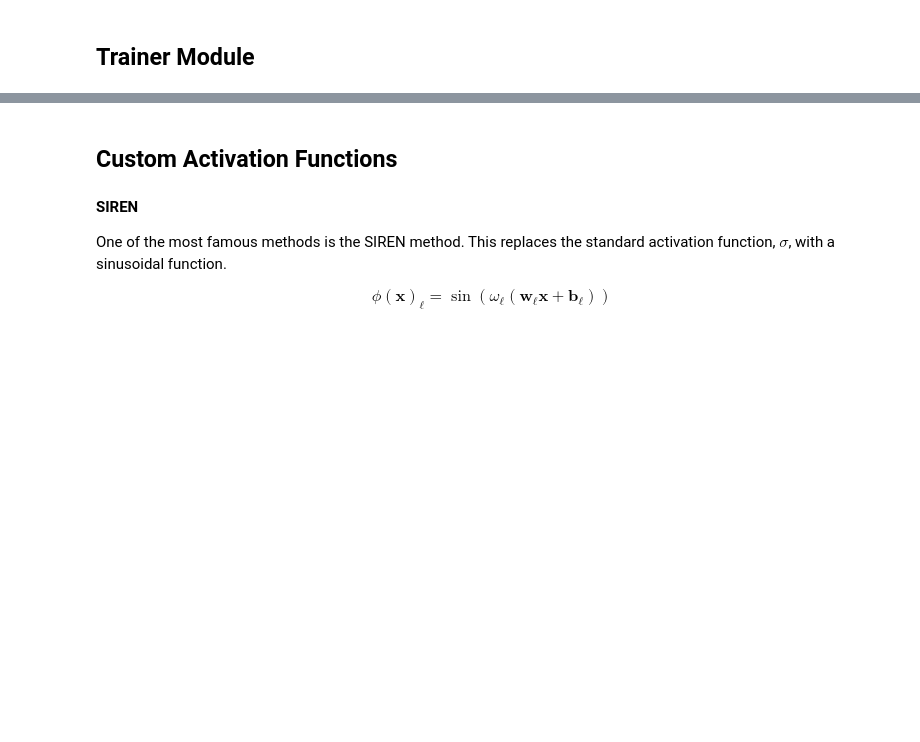
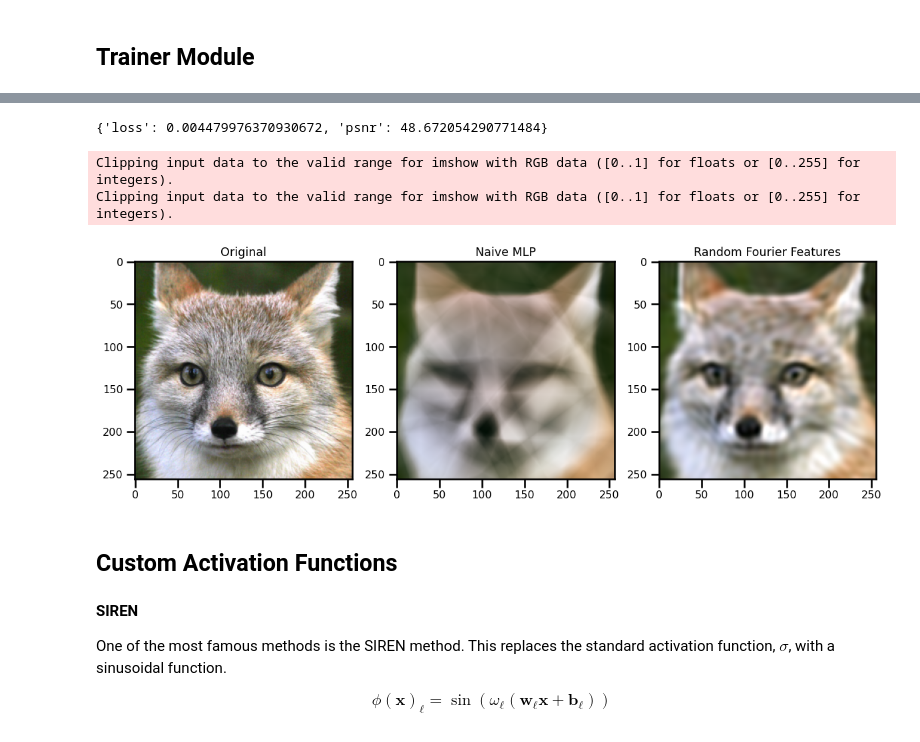
Before and after one commit to jejjohnson/jejeqx, a Jupyter notebook: notebooks/dev/nerfs/1.1_naive_nerfs.ipynb, the cells around one changed output, grey strips where cells are left out. Cells and saved outputs as stored; diff of their text form; code cells hidden in the pictures; blank space fills up the shorter version.

```diff
--- a/notebooks/dev/nerfs/1.1_naive_nerfs.ipynb
+++ b/notebooks/dev/nerfs/1.1_naive_nerfs.ipynb
@@ -401,0 +485,14 @@ Clipping input data to the valid range for imshow with RGB data ([0..1] for floa
+# %%
+seed = 123
+debug = False
+enable_progress_bar = False
+log_dir = "./"
+
+trainer = RegressorTrainer(
+    model,
+    optimizer,
+    seed=seed,
+    debug=debug,
+    enable_progress_bar=enable_progress_bar,
+    log_dir=log_dir
+)
@@ -401,0 +504,5 @@ Clipping input data to the valid range for imshow with RGB data ([0..1] for floa
+# %%
+try:
+    trainer.load_model("./checkpoints/checkpoint_model_rff.ckpt")
+except:
+    RuntimeError()
@@ -402,3 +538,25 @@ Clipping input data to the valid range for imshow with RGB data ([0..1] for floa
+# %%
+out, metrics = trainer.predict_model(dm.predict_dataloader())
+metrics
+# %% [output]
+{'loss': 0.004479976370930672, 'psnr': 48.672054290771484}
+# %%
+out_rff = dm.coordinates_2_image(out)
+# %%
+fig, ax = plt.subplots(ncols=3, figsize=(12,4))
+ax[0].imshow(img)
+ax[0].set(title="Original")
+ax[1].imshow(out_mlp)
+ax[1].set(title="Naive MLP")
+ax[2].imshow(out_rff)
+ax[2].set(title="Random Fourier Features")
+
+plt.tight_layout()
+plt.show()
+# %% [output]
+Clipping input data to the valid range for imshow with RGB data ([0..1] for floats or [0..255] for integers).
+Clipping input data to the valid range for imshow with RGB data ([0..1] for floats or [0..255] for integers).
+[figure, added]
 # %% [markdown]
 ## Custom Activation Functions
 # %% [markdown]
```
Also changed, not shown: parts of 24 cells of this notebook, 7 other files.
